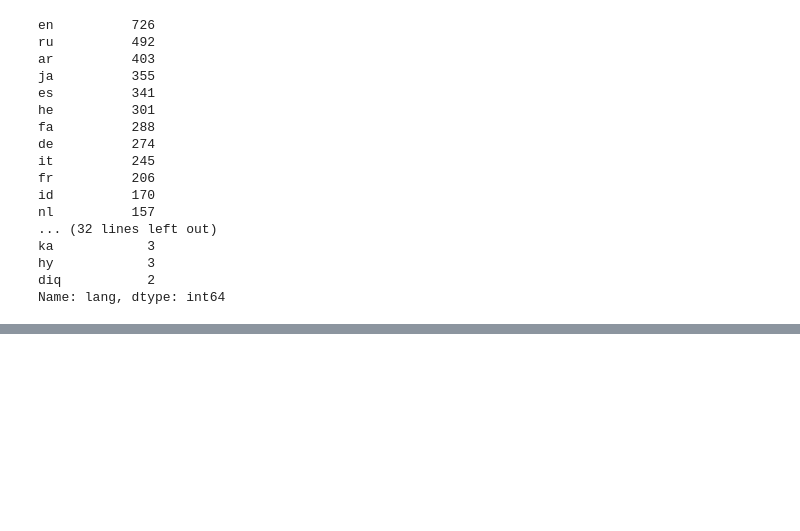
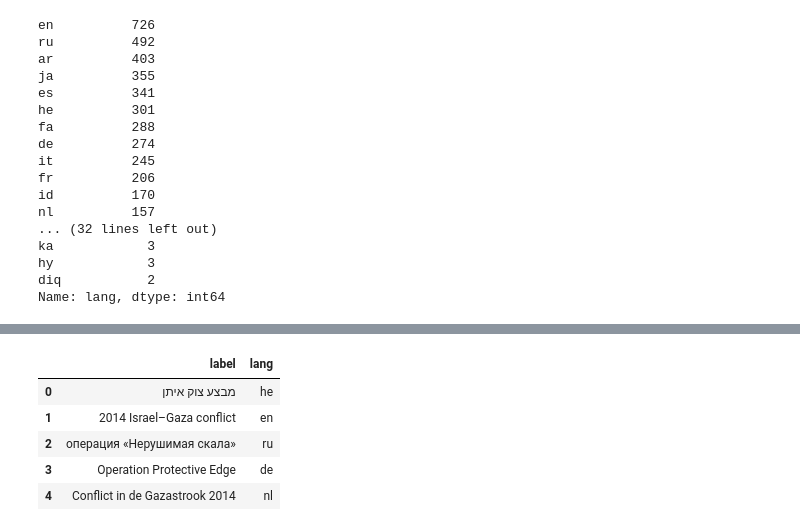
Before and after one commit to cjer/zuk, a Jupyter notebook: zuk_wiki.ipynb, the cells around one changed output, grey strips where cells are left out. Drawn from its saved outputs; the diff is of its cells as text; code cells hidden in the pictures; blank space fills up the shorter version.

```diff
--- a/zuk_wiki.ipynb
+++ b/zuk_wiki.ipynb
@@ -306,0 +360,10 @@ nx.write_gexf(g, 'data/extlinks.gexf')
+# %%
+labels = pd.DataFrame([{'lang': v['language'], 'label': v['value']} for k, v in entity.data['labels'].items()])
+labels.head()
+# %% [output]
+|  | label | lang |
+| 0 | מבצע צוק איתן | he |
+| 1 | 2014 Israel–Gaza conflict | en |
+| 2 | операция «Нерушимая скала» | ru |
+| 3 | Operation Protective Edge | de |
+| 4 | Conflict in de Gazastrook 2014 | nl |
```
Also changed, not shown: parts of 8 cells of this notebook, 2 other files.
